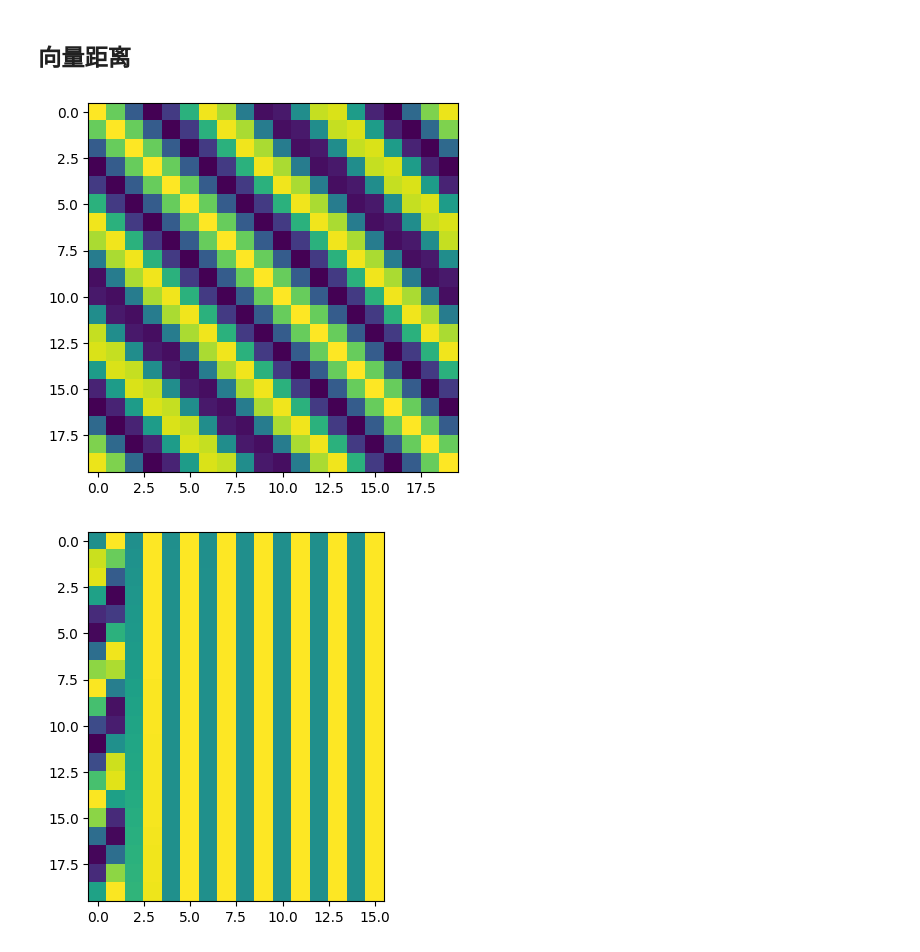
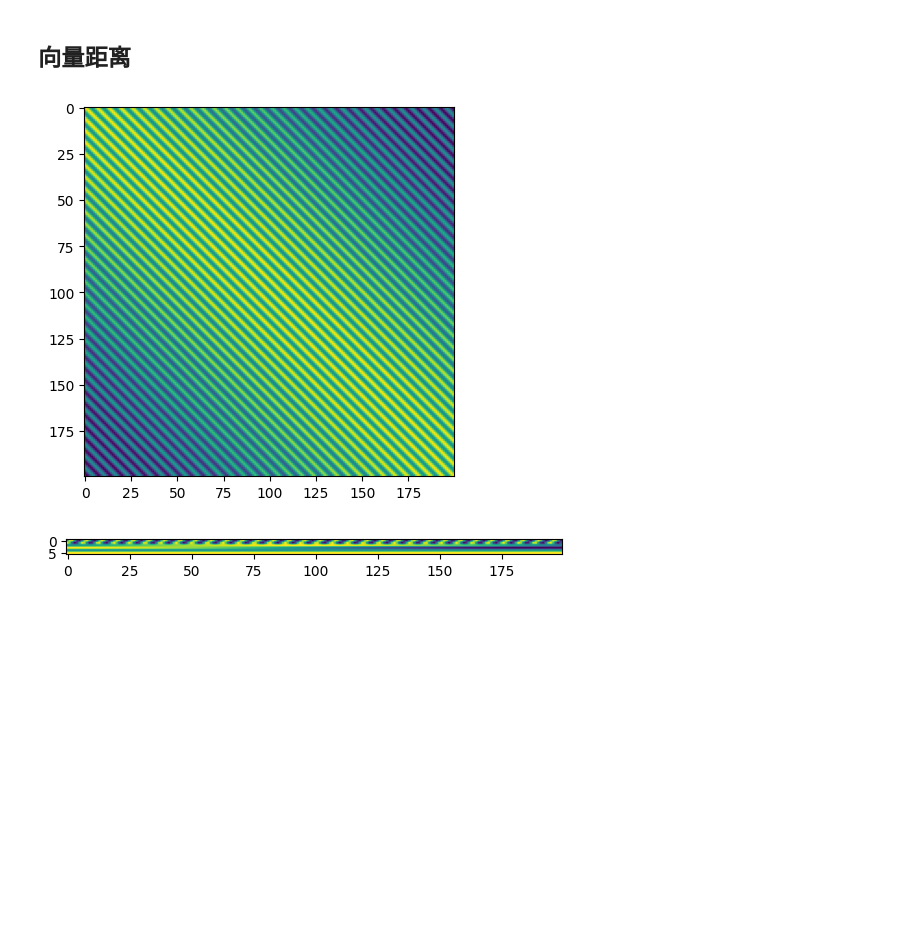
Before and after one commit to flaneur2020/flaneur2020.github.io, a Jupyter notebook: exercises/positional-encoding/pe.ipynb, the cells around one changed output. Drawn from its saved outputs; the diff is of its cells as text; code cells hidden in the pictures; blank space fills up the shorter version.

```diff
--- a/exercises/positional-encoding/pe.ipynb
+++ b/exercises/positional-encoding/pe.ipynb
@@ -129,32 +124,32 @@ plt.show()
 # %%
 def clockPosition(k):
     return np.array([
         np.sin(k),
         np.cos(k),
         np.sin(k / 60),
         np.cos(k / 60),
         np.sin(k / 3600),
         np.cos(k / 3600),
     ])
 
 def clockPosition2(k, d=8):
     p = np.zeros(d)
     for i in range(0, int(d/2)):
         denominator = np.power(60, i)
         p[i*2] = np.sin(k / denominator)
         p[i*2+1] = np.cos(k / denominator)
     return p
 
-pe = np.array([clockPosition2(i, 16) for i in range(20)])
+pe = np.array([clockPosition2(i, 6) for i in range(200)])
 distances = pe.dot(pe.T)
 plt.imshow(distances)
 plt.show()
 
-plt.imshow(pe)
+plt.imshow(pe.T)
 plt.show()
 # %% [output]
-[figure, old version]
+[figure, new version]
-[figure, old version]
+[figure, new version]
 # %%
 def sinPosition(pos, d=256, n=10000):
     p = np.zeros(d)
```
Also changed, not shown: parts of 4 cells of this notebook, 2 other files.
